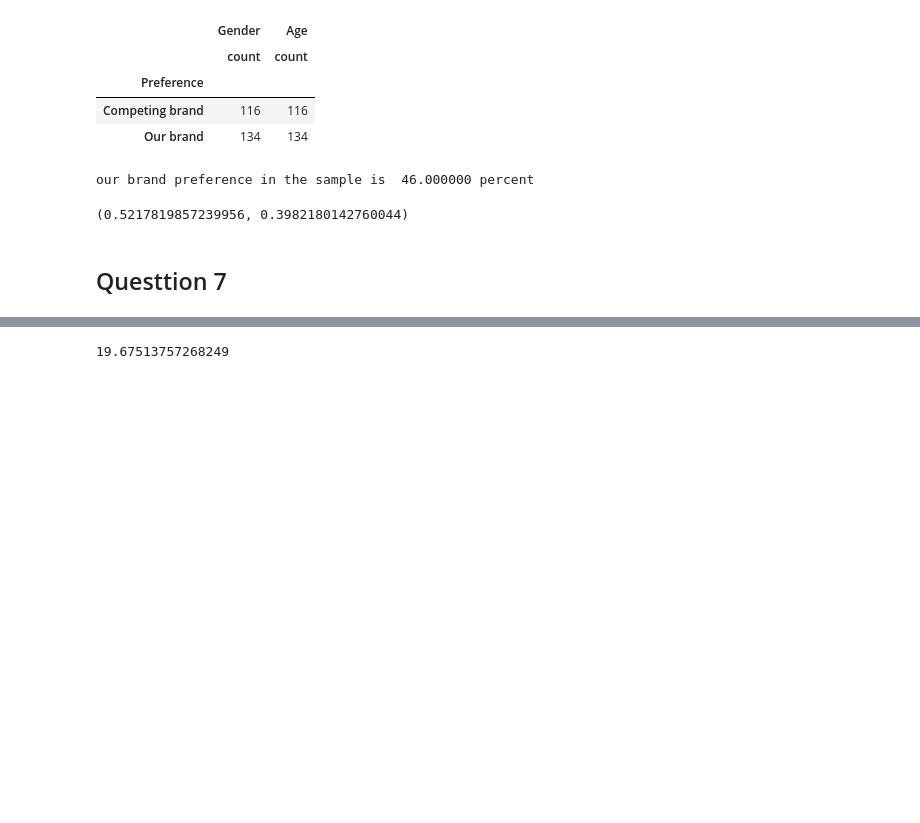
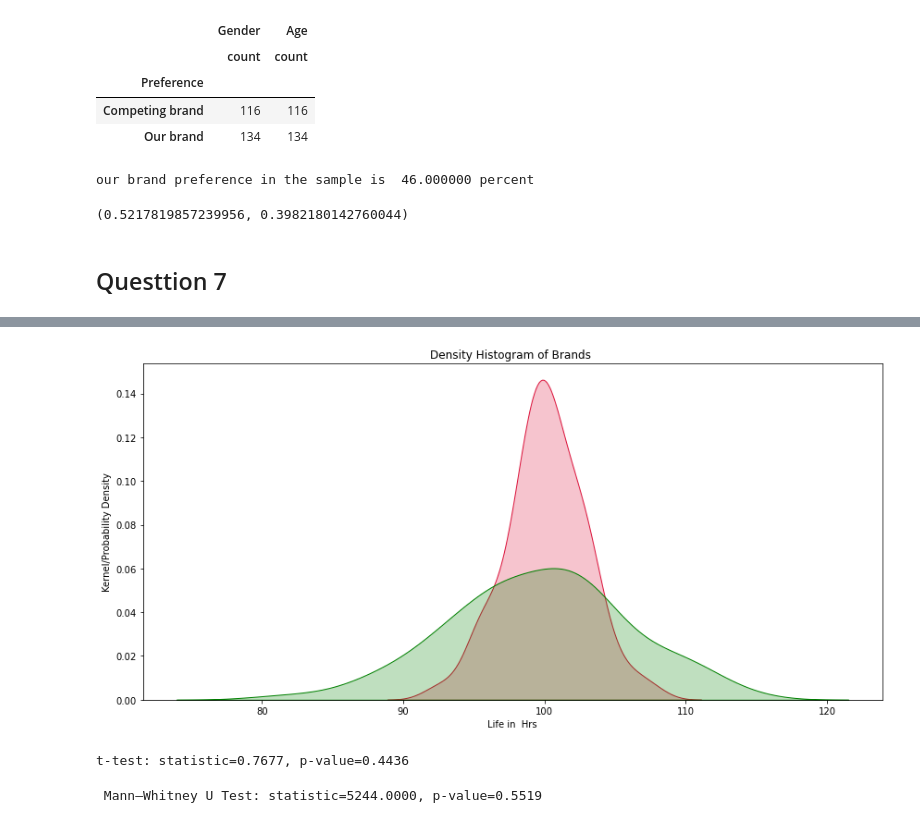
Before and after one commit to subhendu23/Data_Science, a Jupyter notebook: Assignment04_SB_aug_22.ipynb, the cells around one changed output, grey strips where cells are left out. Saved outputs shown, nothing was run; the diff lists cells and outputs as text; code cells hidden in the pictures; blank space fills up the shorter version.

```diff
--- a/Assignment04_SB_aug_22.ipynb
+++ b/Assignment04_SB_aug_22.ipynb
@@ -200,0 +200,5 @@ battery life mean = 100.090 and Standard Deviation = 2.821
+# %%
+brand1_df = brand1_df.rename(columns={'Lifetime': 'Lifetime_Brand1'})
+brand2_df = brand2_df.rename(columns={'Lifetime': 'Lifetime_Brand2'})
+# %%
+combined_df=pd.concat([brand1_df,brand2_df],axis=1)
@@ -200,0 +215,12 @@ battery life mean = 100.090 and Standard Deviation = 2.821
+# %%
+fig, ax = plt.subplots(figsize=(12, 6))
+sns.kdeplot(data=combined_df.Lifetime_Brand1,color='crimson', fill='true', ax=ax)
+sns.kdeplot(data=combined_df.Lifetime_Brand2,color='green', fill='true', ax=ax)
+plt.xlabel("Life in  Hrs")
+plt.ylabel ("Kernel/Probability Density")
+plt.title("Density Histogram of Brands ")
+
+plt.tight_layout()
+plt.show()
+# %% [output]
+[figure, added]
@@ -200,0 +234,10 @@ battery life mean = 100.090 and Standard Deviation = 2.821
+# %%
+stat, p_value = st.ttest_ind(combined_df.Lifetime_Brand1, combined_df.Lifetime_Brand2)
+print(f"t-test: statistic={stat:.4f}, p-value={p_value:.4f}")
+# %% [output]
+t-test: statistic=0.7677, p-value=0.4436
+# %%
+stat, p_value = st.mannwhitneyu(combined_df.Lifetime_Brand1, combined_df.Lifetime_Brand2)
+print(f" Mann–Whitney U Test: statistic={stat:.4f}, p-value={p_value:.4f}")
+# %% [output]
+ Mann–Whitney U Test: statistic=5244.0000, p-value=0.5519
@@ -201,4 +246,2 @@ battery life mean = 100.090 and Standard Deviation = 2.821
 # %%
-st.chi2.ppf(1-.05, df=11)
+st.chi2.ppf(1-.05, df=1)
-# %% [output]
-19.67513757268249
```
Also changed, not shown: parts of 15 cells of this notebook.
